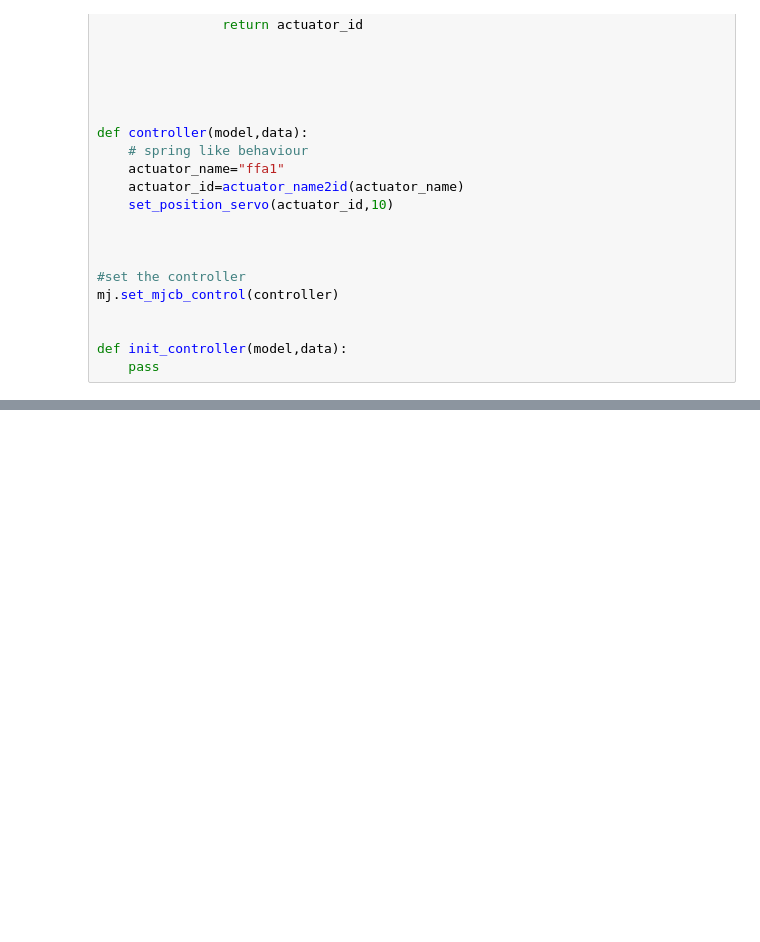
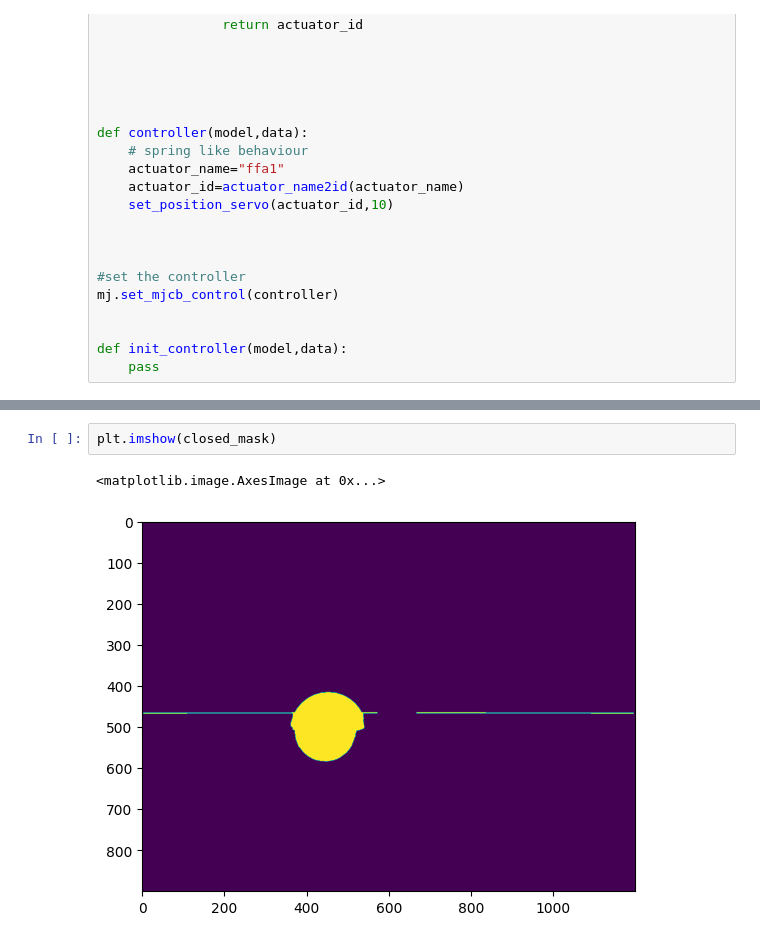
Before and after one commit to Majed-EE/tactile_app, a Jupyter notebook: arh_bend_test.ipynb, the cells around one changed output, grey strips where cells are left out. Saved outputs shown, nothing was run; the diff lists cells and outputs as text; blank space fills up the shorter version.

```diff
--- a/arh_bend_test.ipynb
+++ b/arh_bend_test.ipynb
@@ -461,0 +400,5 @@ XXXXXXXXXXXXXXXXXXXXXXXXXXXXXXXXXXXXXX
+# %%
+plt.imshow(closed_mask)
+# %% [output]
+<matplotlib.image.AxesImage at 0x...>
+[figure, added]
```
Also changed, not shown: parts of 29 cells of this notebook, 1 other file.
